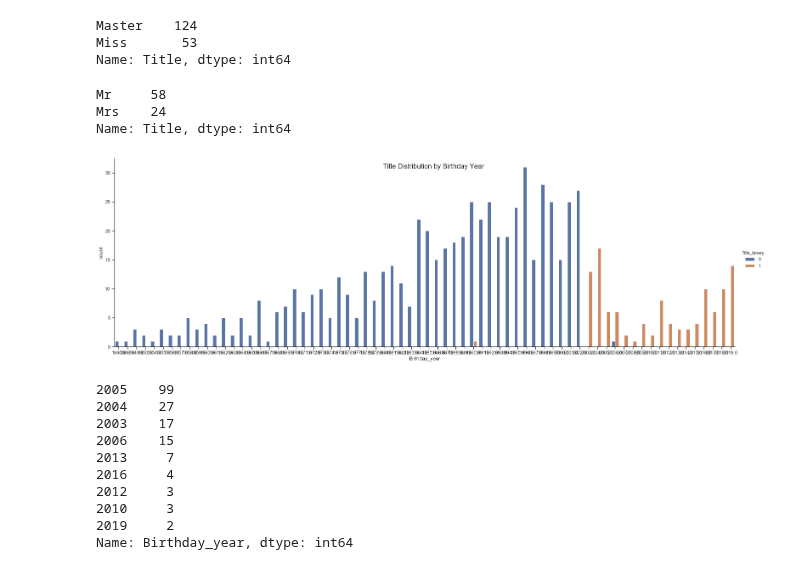
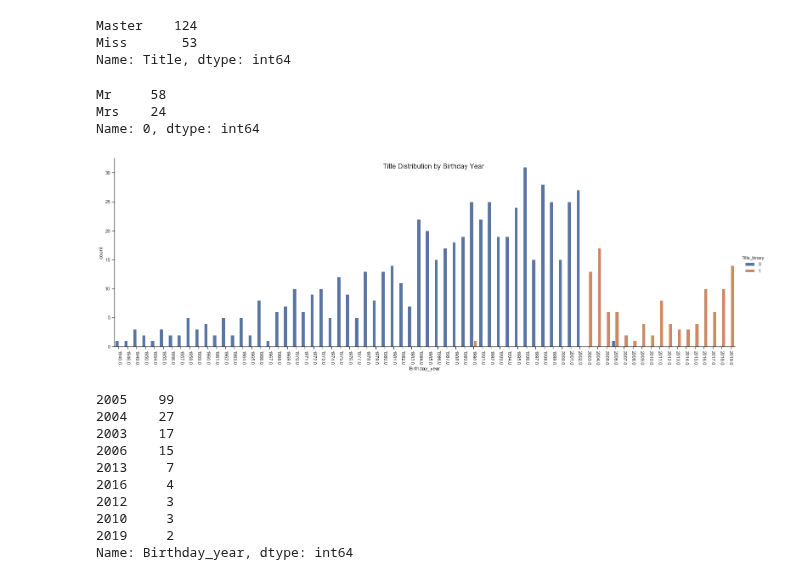
Before and after one commit to DavidSilva98/ML_project, a Jupyter notebook: group7.ipynb, the cells around one changed output. Drawn from its saved outputs; the diff is of its cells as text; code cells hidden in the pictures.

```diff
--- a/group7.ipynb
+++ b/group7.ipynb
@@ -419,14 +434,15 @@ Albuquerque    169
 Taos            80
 Name: City, dtype: int64
 # %%
-X_train.City.fillna(value="Santa Fe", inplace=True)
+# Imputing City variable
+X_train_clean.City.fillna(value="Santa Fe", inplace=True)
 # %% [markdown]
 #### Medical_Tent
 # %% [markdown]
 78.06% of the observations have no value in Medical_Tent. The first thought is dropping the variable but on a second thought, the nulls in Medical_Tent may mean that they treated the disease at home. Or maybe the tent is just not known, we would have to ask the data owner to be sure, but for now we will replace the null values for 'NK' (Not Known) and then assess the variable discriminating power according to the target.
 # %%
-X_train.Medical_Tent = X_train.Medical_Tent.fillna(value="NK")
-test_df.Medical_Tent = test_df.Medical_Tent.fillna(value="NK")
+X_train_clean.Medical_Tent = X_train_clean.Medical_Tent.fillna(value="NK")
+# test_df.Medical_Tent = test_df.Medical_Tent.fillna(value="NK")
 # %%
 fig, (ax1, ax2) = plt.subplots(1, 2, figsize=(23, 6))
 
@@ -474,8 +491,9 @@ We have 177 null values in the Birthday_year column. We consider this attribute
 Using a mean, median or mode doesn't make sense in this case, so we decided to use KNN imputter. When thinking on which attributes to use in the KNN, we concluded they shouldn't all be included. We believe Family_Case_ID, Name, City, Medical_Expenses_Family and Medical_Tent give us no information on the birthday year of a patient, on the other hand, knowing if the person has parents/children infected, partner/siblings infected and the severity of the desease can possibly help us in this task.<br><br>
 After feature engineering, we realized that the variable Title was inherently related with Birthday_year. There's agreement between titles and ages except in two cases, Mister at 14, and Miss at 30s. As data preprocessing is an iterative process we decided to move the creation of this variable to this point, before imputing Birthday_year, as it offers information for imputing this attribute.
 # %%
-X_train['Title'] = X_train['Name'].str.split('\\W', 1, expand=True)[0]
-test_df['Title'] = test_df['Name'].str.split('\\W', 1, expand=True)[0]
+# Creating title variable
+X_train_clean['Title'] = X_train_clean['Name'].str.split('\\W', 1, expand=True)[0]
+# test_df['Title'] = test_df['Name'].str.split('\\W', 1, expand=True)[0]
 # %% [markdown]
 From the plots below we can conclude that Miss and Master are the ones that were born from 2003 on, while Mr and Mrs were born before that. Consequently, for the purpose of imputting Birthday_year, we should only maintain 2 categories merging Miss with Master and Mr with Mrs.
 # %%
@@ -510,11 +527,12 @@ X_train[X_train.Birthday_year.isnull()]["Title"].value_counts()
 Master    124
 Miss       53
 Name: Title, dtype: int64
-# %%
-test_df[test_df.Birthday_year.isnull()]["Title"].value_counts()
-# %% [output]
-Mr     58
-Mrs    24
-Name: Title, dtype: int64
+# %%
+# However we can see that in the test set Mr and Mrs are missing
+test_df[test_df.Birthday_year.isnull()]['Name'].str.split('\\W', 1, expand=True)[0].value_counts()
+# %% [output]
+Mr     58
+Mrs    24
+Name: 0, dtype: int64
 # %%
 # get the indexes of the rows with null values in the Birthday_year
@@ -523,16 +541,17 @@ null_idx_test = list(test_df[test_df.Birthday_year.isnull()].index)
 # %%
 # merging Miss with Master and Mr with Mrs
-X_train['Title_binary'] = X_train['Title'].apply(lambda x: 1 if x in ["Master","Miss"] else 0)
-test_df['Title_binary'] = test_df['Title'].apply(lambda x: 1 if x in ["Master","Miss"] else 0)
+X_train_clean['Title_binary'] = X_train_clean['Title'].apply(lambda x: 1 if x in ["Master","Miss"] else 0)
+# test_df['Title_binary'] = test_df['Title'].apply(lambda x: 1 if x in ["Master","Miss"] else 0)
 # %%
 # get a clearer view of the title distribution
 sns.catplot(x="Birthday_year", hue="Title_binary",
-               data=X_train, kind="count",
+               data=X_train_clean, kind="count",
                height=7, aspect=3)
 plt.suptitle("Title Distribution by Birthday Year", y=0.95, fontsize=16)
+plt.xticks(rotation=-90)
 plt.show()
 # %% [output]
-[figure, old version]
+[figure, new version]
 # %%
 def scale_function(X_data, columns_to_norm, columns_not_norm, scaler_type, scaler=None):
     '''Function to apply normalization'''
```
Also changed, not shown: parts of 83 cells of this notebook, 2 other files.
